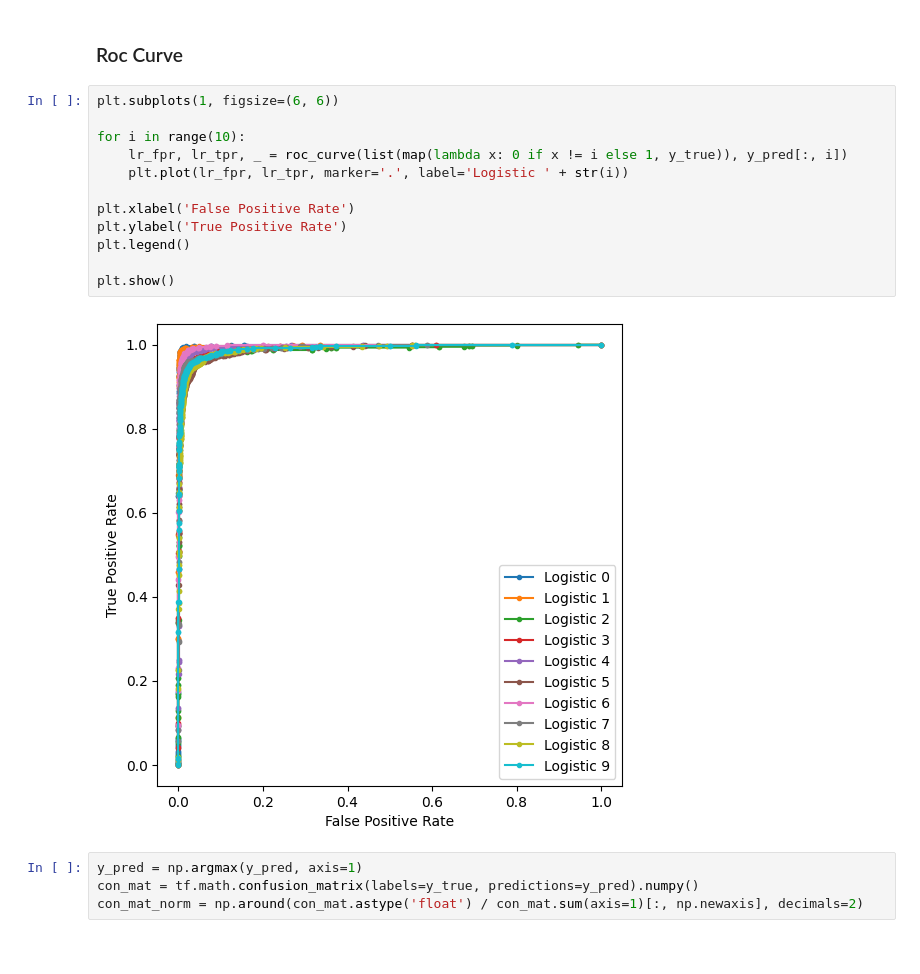
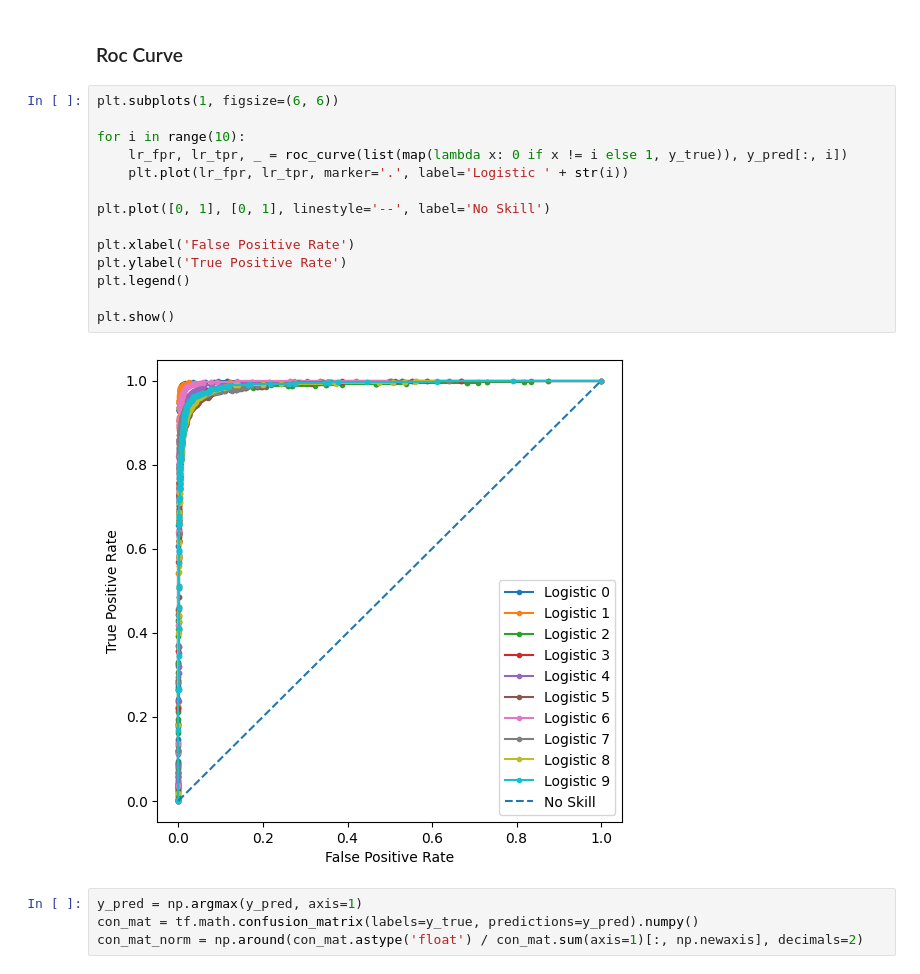
Before and after one commit to keven-silva/machine-learning-dio, a Jupyter notebook: calculate_avaliation_metrics.ipynb, the cells around one changed output. Cells and saved outputs as stored; diff of their text form.

```diff
--- a/calculate_avaliation_metrics.ipynb
+++ b/calculate_avaliation_metrics.ipynb
@@ -61,17 +75,19 @@ y_pred = model.predict(test_images)
 # %%
 plt.subplots(1, figsize=(6, 6))
 
 for i in range(10):
     lr_fpr, lr_tpr, _ = roc_curve(list(map(lambda x: 0 if x != i else 1, y_true)), y_pred[:, i])
     plt.plot(lr_fpr, lr_tpr, marker='.', label='Logistic ' + str(i))
 
+plt.plot([0, 1], [0, 1], linestyle='--', label='No Skill')
+
 plt.xlabel('False Positive Rate')
 plt.ylabel('True Positive Rate')
 plt.legend()
 
 plt.show()
 # %% [output]
-[figure, old version]
+[figure, new version]
 # %%
 y_pred = np.argmax(y_pred, axis=1)
 con_mat = tf.math.confusion_matrix(labels=y_true, predictions=y_pred).numpy()
```
Also changed, not shown: parts of 3 cells of this notebook, 3 other files.
